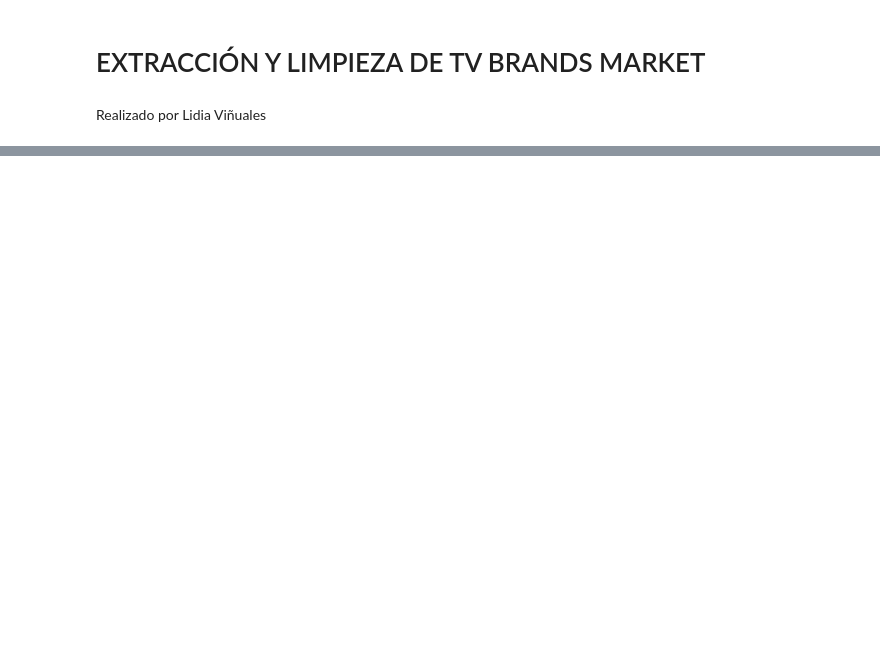
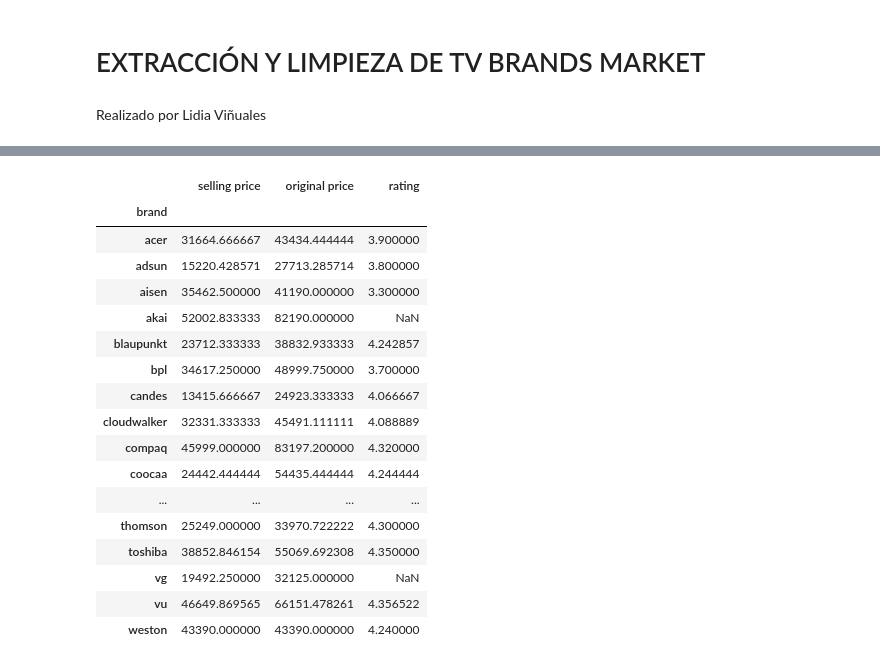
Before and after one commit to Lidiavf1912/etl-project, a Jupyter notebook: python/csv tv brands market.ipynb, the cells around one changed output, grey strips where cells are left out. Cells and saved outputs as stored; diff of their text form; code cells hidden in the pictures; blank space fills up the shorter version.

```diff
--- a/python/csv tv brands market.ipynb
+++ b/python/csv tv brands market.ipynb
@@ -32,0 +35,2 @@ Index(['brand', 'resolution', 'size ', 'selling price', 'original price',
+# %%
+tv = tv.rename(columns={'size ': 'size'})
@@ -32,0 +101,21 @@ Index(['brand', 'resolution', 'size ', 'selling price', 'original price',
+# %%
+grouped_tv
+# %% [output]
+|  | selling price | original price | rating |
+| brand |  |  |  |
+| acer | 31664.666667 | 43434.444444 | 3.900000 |
+| adsun | 15220.428571 | 27713.285714 | 3.800000 |
+| aisen | 35462.500000 | 41190.000000 | 3.300000 |
+| akai | 52002.833333 | 82190.000000 | NaN |
+| blaupunkt | 23712.333333 | 38832.933333 | 4.242857 |
+| bpl | 34617.250000 | 48999.750000 | 3.700000 |
+| candes | 13415.666667 | 24923.333333 | 4.066667 |
+| cloudwalker | 32331.333333 | 45491.111111 | 4.088889 |
+| compaq | 45999.000000 | 83197.200000 | 4.320000 |
+| coocaa | 24442.444444 | 54435.444444 | 4.244444 |
+| ... | ... | ... | ... |
+| thomson | 25249.000000 | 33970.722222 | 4.300000 |
+| toshiba | 38852.846154 | 55069.692308 | 4.350000 |
+| vg | 19492.250000 | 32125.000000 | NaN |
+| vu | 46649.869565 | 66151.478261 | 4.356522 |
+| weston | 43390.000000 | 43390.000000 | 4.240000 |
```
Also changed, not shown: parts of 22 cells of this notebook.
